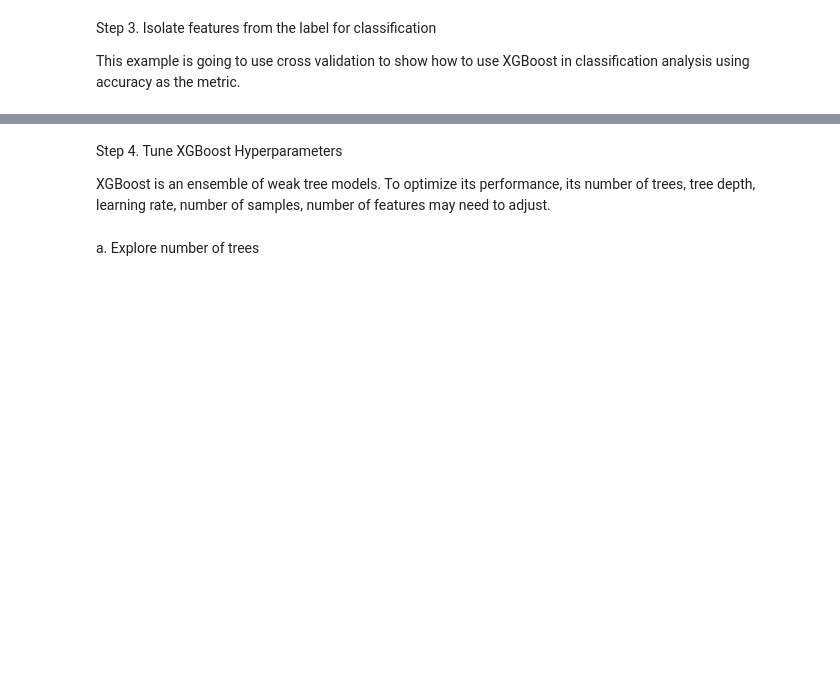
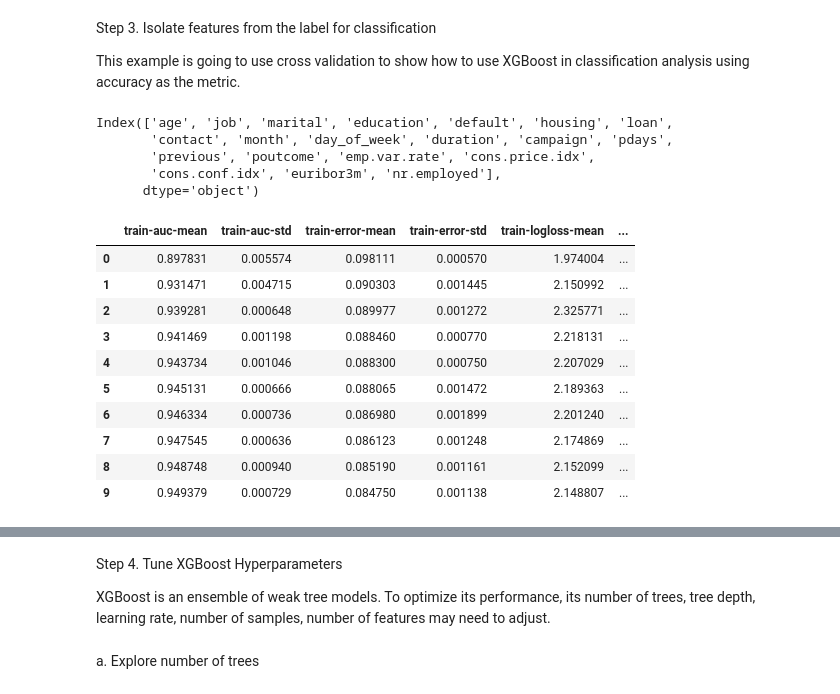
Before and after one commit to ustcsteve/Algorithm_Interview_Notes-Chinese, a Jupyter notebook: XGBoost.ipynb, the cells around one changed output, grey strips where cells are left out. Drawn from its saved outputs; the diff is of its cells as text; code cells hidden in the pictures; blank space fills up the shorter version.

```diff
--- a/XGBoost.ipynb
+++ b/XGBoost.ipynb
@@ -46,0 +67,12 @@ df.head()
+# %%
+df['job']=df['job'].astype("category")
+df['marital']=df['marital'].astype("category")
+df['education']=df['education'].astype("category")
+df['default']=df['default'].astype("category")
+df['housing']=df['housing'].astype("category")
+df['loan']=df['loan'].astype("category")
+df['contact']=df['contact'].astype("category")
+df['month']=df['month'].astype("category")
+df['day_of_week']=df['day_of_week'].astype("category")
+df['poutcome']=df['poutcome'].astype("category")
+df['y']=df['y'].astype("category")
@@ -46,0 +89,7 @@ df.head()
+# %%
+encode_columns = ['job', 'marital', 'education', 'default', 'housing', 'loan',
+       'contact', 'month', 'day_of_week', 'poutcome', 'y']
+encode_df = df[encode_columns]
+encode_df = encode_df.apply(LabelEncoder().fit_transform)
+encode_drop = df.drop(encode_columns, axis = 1)
+df_after_encode = pd.concat([encode_drop, encode_df], axis = 1)
@@ -135,3 +227,30 @@ y = df['class']
+# %%
+X, y = df_after_encode.iloc[:,:-1],df_after_encode.iloc[:,-1]
+# %%
+X.columns
+# %% [output]
+Index(['age', 'job', 'marital', 'education', 'default', 'housing', 'loan',
+       'contact', 'month', 'day_of_week', 'duration', 'campaign', 'pdays',
+       'previous', 'poutcome', 'emp.var.rate', 'cons.price.idx',
+       'cons.conf.idx', 'euribor3m', 'nr.employed'],
+      dtype='object')
+# %%
+df_dmatrix = xgb.DMatrix(data=X,label=y)
+# %%
+xgb.cv({'max_depth': 3, 'eta': 1, 'objective': 'binary:logitraw'},
+       df_dmatrix, stratified=y, nfold=5, metrics=["auc", "logloss", "error"])
+# %% [output]
+|  | train-auc-mean | train-auc-std | train-error-mean | train-error-std | train-logloss-mean | ... |
+| 0 | 0.897831 | 0.005574 | 0.098111 | 0.000570 | 1.974004 | ... |
+| 1 | 0.931471 | 0.004715 | 0.090303 | 0.001445 | 2.150992 | ... |
+| 2 | 0.939281 | 0.000648 | 0.089977 | 0.001272 | 2.325771 | ... |
+| 3 | 0.941469 | 0.001198 | 0.088460 | 0.000770 | 2.218131 | ... |
+| 4 | 0.943734 | 0.001046 | 0.088300 | 0.000750 | 2.207029 | ... |
+| 5 | 0.945131 | 0.000666 | 0.088065 | 0.001472 | 2.189363 | ... |
+| 6 | 0.946334 | 0.000736 | 0.086980 | 0.001899 | 2.201240 | ... |
+| 7 | 0.947545 | 0.000636 | 0.086123 | 0.001248 | 2.174869 | ... |
+| 8 | 0.948748 | 0.000940 | 0.085190 | 0.001161 | 2.152099 | ... |
+| 9 | 0.949379 | 0.000729 | 0.084750 | 0.001138 | 2.148807 | ... |
 # %%
 # evaluate xgboost algorithm for classification
 from numpy import mean
```
Also changed, not shown: parts of 11 cells of this notebook.
